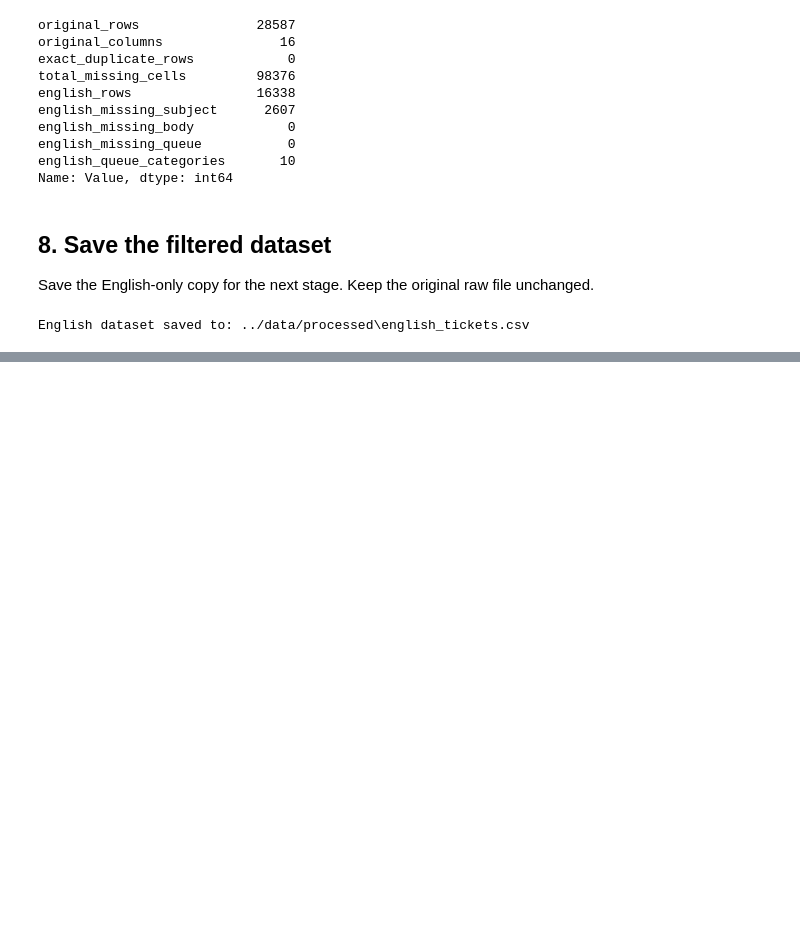
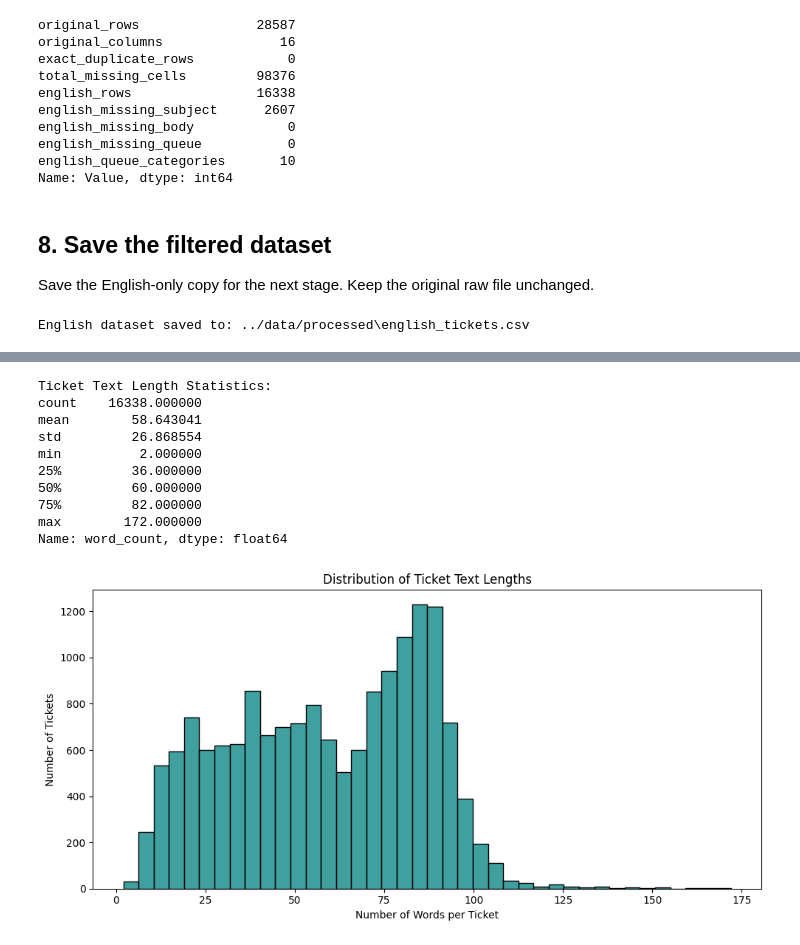
Before and after one commit to Raneem04H/Arti-303-Project-, a Jupyter notebook: notebooks/customer_support_analysis.ipynb, the cells around one changed output, grey strips where cells are left out. Cells and saved outputs as stored; diff of their text form; code cells hidden in the pictures; blank space fills up the shorter version.

```diff
--- a/notebooks/customer_support_analysis.ipynb
+++ b/notebooks/customer_support_analysis.ipynb
@@ -296,0 +414,44 @@ English dataset saved to: ../data/processed\english_tickets.csv
+# %%
+
+# Visualization 4: Ticket Text Length Distribution
+
+# Combine subject and body without modifying the original columns
+df_eda["ticket_text"] = (
+    df_eda["subject"].fillna("") + " " +
+    df_eda["body"].fillna("")
+).str.strip()
+
+# Calculate text length in words
+df_eda["word_count"] = df_eda["ticket_text"].str.split().str.len()
+
+print("Ticket Text Length Statistics:")
+print(df_eda["word_count"].describe())
+
+# Plot distribution
+plt.figure(figsize=(10, 5))
+
+sns.histplot(
+    data=df_eda,
+    x="word_count",
+    bins=40,
+    color="teal"
+)
+
+plt.title("Distribution of Ticket Text Lengths")
+plt.xlabel("Number of Words per Ticket")
+plt.ylabel("Number of Tickets")
+
+plt.tight_layout()
+plt.show()
+# %% [output]
+Ticket Text Length Statistics:
+count    16338.000000
+mean        58.643041
+std         26.868554
+min          2.000000
+25%         36.000000
+50%         60.000000
+75%         82.000000
+max        172.000000
+Name: word_count, dtype: float64
+[figure, added]
```
Also changed, not shown: parts of 9 cells of this notebook, 8 other files.
